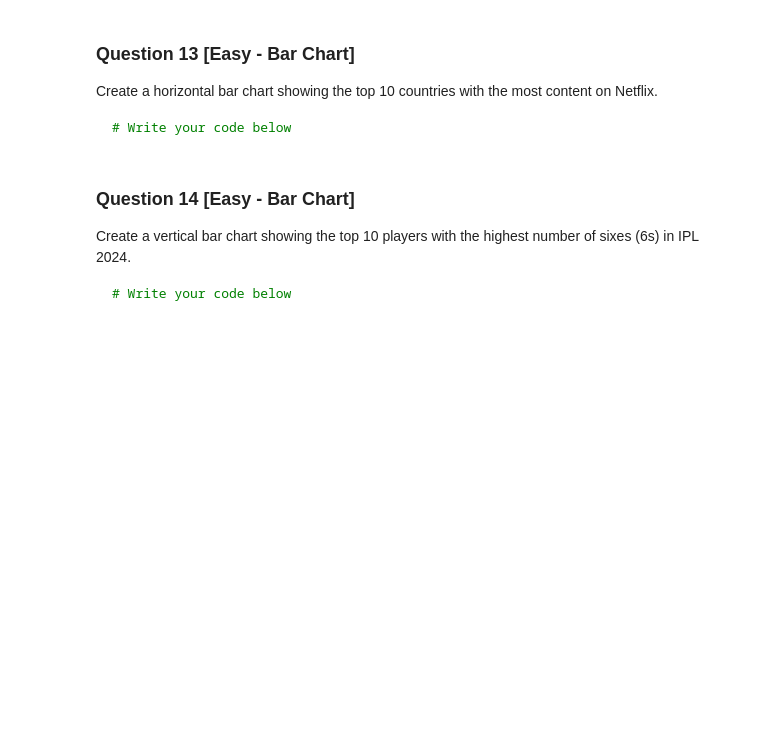
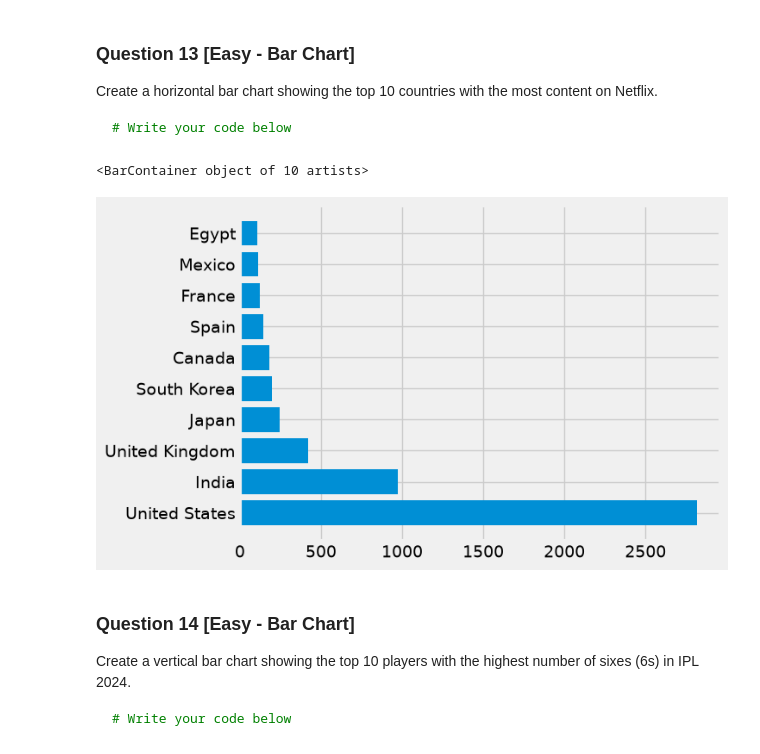
Before and after one commit to Harshit-kumar38/100-Matplotlib-Problems, a Jupyter notebook: Matplotlib_100_solutions.ipynb, the cells around one changed output. Drawn from its saved outputs; the diff is of its cells as text; code cells hidden in the pictures; blank space fills up the shorter version.

````diff
--- a/Matplotlib_100_solutions.ipynb
+++ b/Matplotlib_100_solutions.ipynb
@@ -235,6 +256,12 @@ Create a horizontal bar chart showing the top 10 countries with the most content
 ```python
 # Write your code below
 ```
+# %%
+top = netflix['country'].value_counts().head(10)
+plt.barh(top.index,top.values)
+# %% [output]
+<BarContainer object of 10 artists>
+[figure, added]
 # %% [markdown]
 ### Question 14 [Easy - Bar Chart]
 Create a vertical bar chart showing the top 10 players with the highest number of sixes (6s) in IPL 2024.
````
Also changed, not shown: parts of 4 cells of this notebook, 1 other file.
